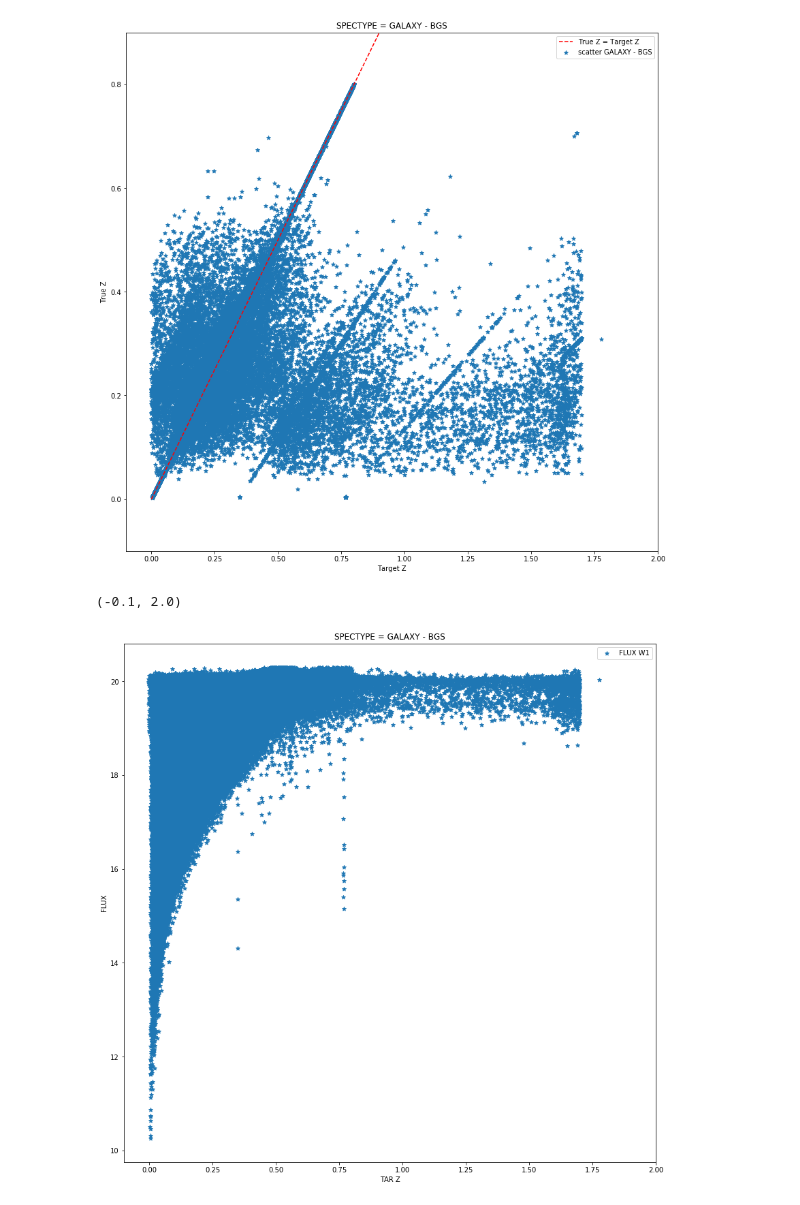
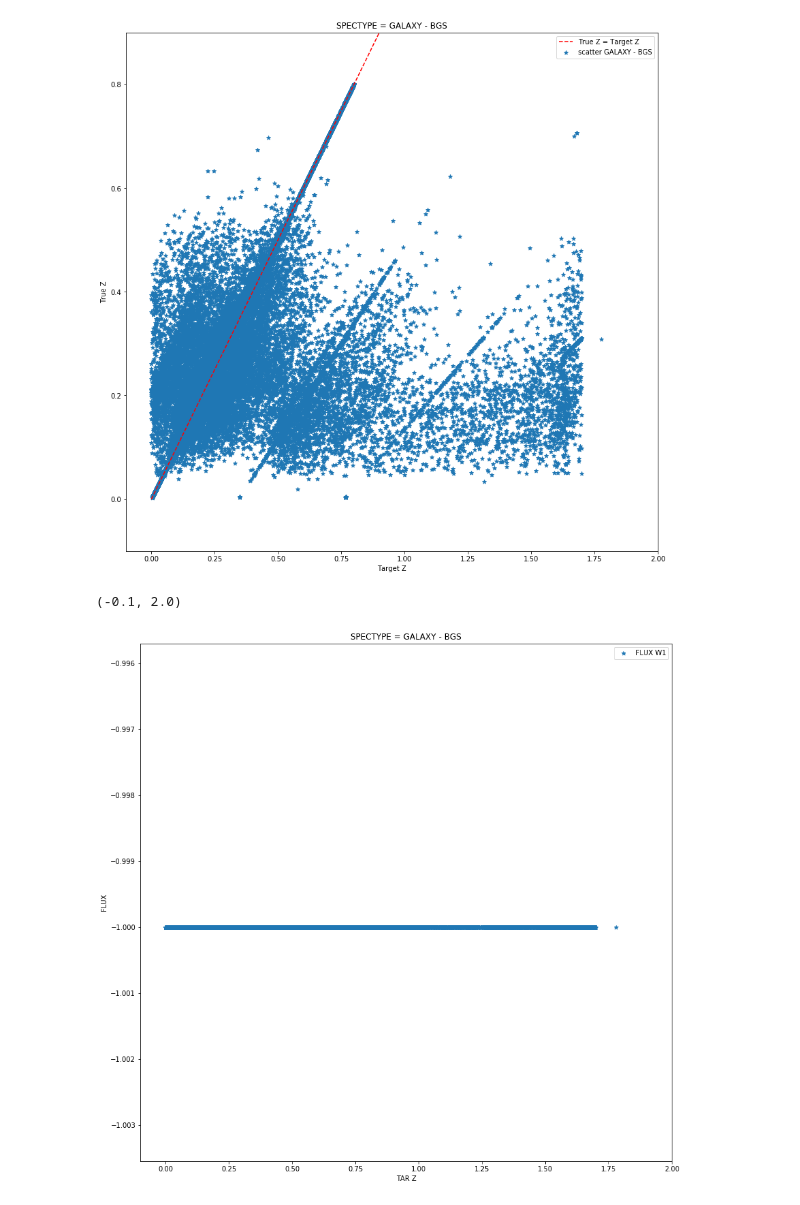
Before and after one commit to sergiolobo26/Monograf-aRedshiftML, a Jupyter notebook: Python/GALAXY-BGS.ipynb, the cells around one changed output. Cells and saved outputs as stored; diff of their text form; code cells hidden in the pictures.

```diff
--- a/Python/GALAXY-BGS.ipynb
+++ b/Python/GALAXY-BGS.ipynb
@@ -66,23 +66,23 @@ ax.set_ylim(-0.1, 0.9)
 # %%
 # Vamos a ver por qué se forman esos subgrupos.
 
 fig, ax = subplots(figsize=(14, 14))
-ax.scatter(BGS_file_tar[1]['Z'][:], BGS_file_true[1]['MAG'][:], marker='*')
+ax.scatter(BGS_file_tar[1]['Z'][:], BGS_file_true[1]['LOGG'][:], marker='*')
 
 #ax.scatter(BGS_file_tar[1]['Z'][:], BGS_file_tar[1]['FLUX_R'][:], marker='*', color='g')
 
 #ax.scatter(BGS_file_tar[1]['Z'][:], BGS_file_tar[1]['FLUX_W2'][:], marker='*', color='B')
 
 
 ax.legend(('FLUX W1', 'FLUX W2', 'FLUX Z'))
 ax.set_xlabel('TAR Z')
 ax.set_ylabel('FLUX')
 ax.set_title('SPECTYPE = GALAXY - BGS')
 ax.set_xlim(-0.1, 2.0)
 #ax.set_ylim(-0.1, 2.0)
 # %% [output]
 (-0.1, 2.0)
-[figure, old version]
+[figure, new version]
 # %%
 #MIRA LO QUE ENCONTRE!!!!!!
 # https://desidatamodel.readthedocs.io/en/latest/DESI_TARGET/mtl.html
```
Also changed, not shown: parts of 10 cells of this notebook.
